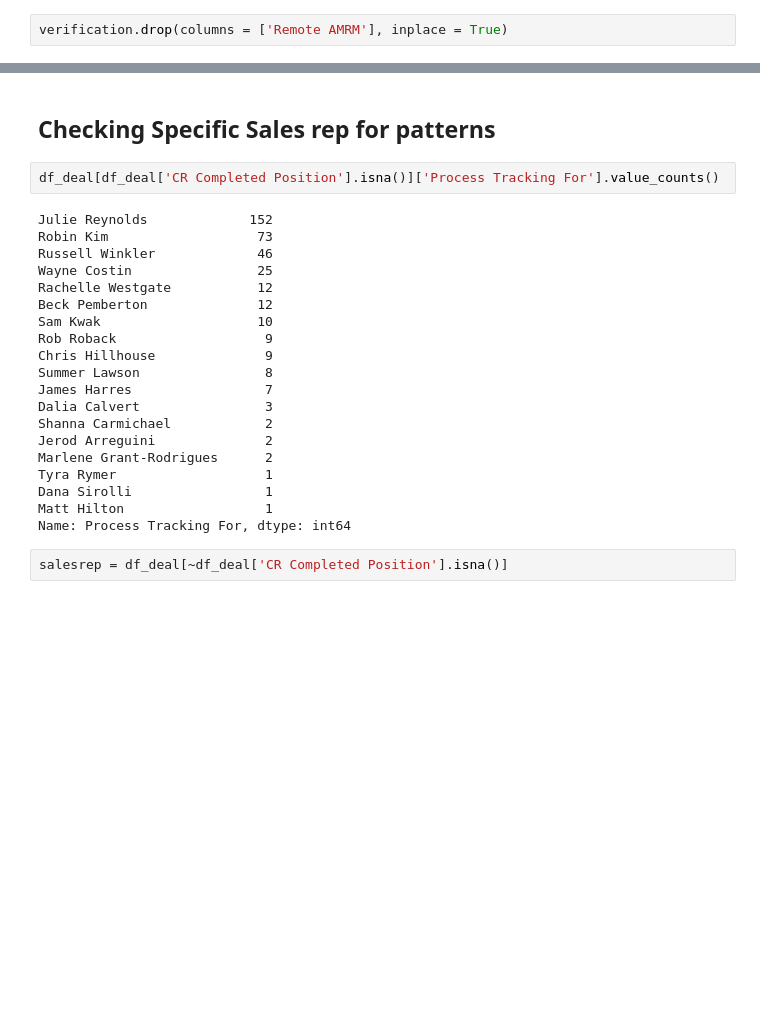
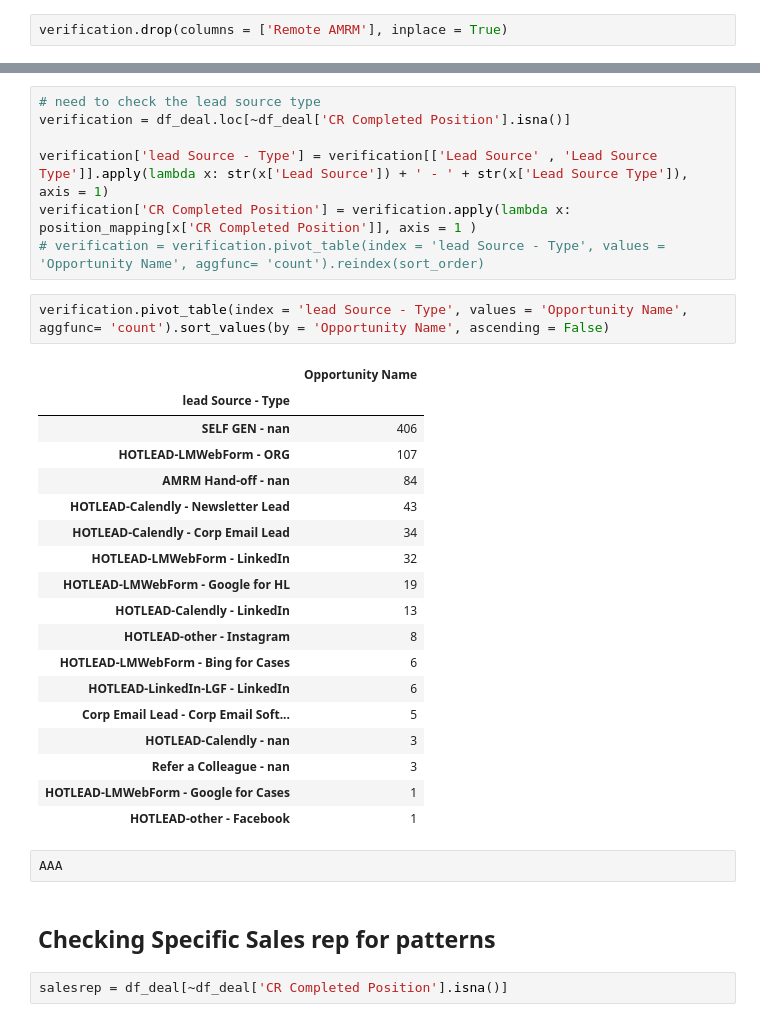
Before and after one commit to rapiinel/sales_rep_lead_preference, a Jupyter notebook: Sales Rep Lead Preference.ipynb, the cells around one changed output, grey strips where cells are left out. Drawn from its saved outputs; the diff is of its cells as text; blank space fills up the shorter version.

Commit message:
used as powerpoint source

```diff
--- a/Sales Rep Lead Preference.ipynb
+++ b/Sales Rep Lead Preference.ipynb
@@ -261,27 +267,35 @@ for column in verification:
+# %%
+# need to check the lead source type
+verification = df_deal.loc[~df_deal['CR Completed Position'].isna()]
+
+verification['lead Source - Type'] = verification[['Lead Source' , 'Lead Source Type']].apply(lambda x: str(x['Lead Source']) + ' - ' + str(x['Lead Source Type']), axis = 1)
+verification['CR Completed Position'] = verification.apply(lambda x: position_mapping[x['CR Completed Position']], axis = 1 )
+# verification = verification.pivot_table(index = 'lead Source - Type', values = 'Opportunity Name', aggfunc= 'count').reindex(sort_order)
+# %%
+verification.pivot_table(index = 'lead Source - Type', values = 'Opportunity Name', aggfunc= 'count').sort_values(by = 'Opportunity Name', ascending = False)
+# %% [output]
+|  | Opportunity Name |
+| lead Source - Type |  |
+| SELF GEN - nan | 406 |
+| HOTLEAD-LMWebForm - ORG | 107 |
+| AMRM Hand-off - nan | 84 |
+| HOTLEAD-Calendly - Newsletter Lead | 43 |
+| HOTLEAD-Calendly - Corp Email Lead | 34 |
+| HOTLEAD-LMWebForm - LinkedIn | 32 |
+| HOTLEAD-LMWebForm - Google for HL | 19 |
+| HOTLEAD-Calendly - LinkedIn | 13 |
+| HOTLEAD-other - Instagram | 8 |
+| HOTLEAD-LMWebForm - Bing for Cases | 6 |
+| HOTLEAD-LinkedIn-LGF - LinkedIn | 6 |
+| Corp Email Lead - Corp Email Soft... | 5 |
+| HOTLEAD-Calendly - nan | 3 |
+| Refer a Colleague - nan | 3 |
+| HOTLEAD-LMWebForm - Google for Cases | 1 |
+| HOTLEAD-other - Facebook | 1 |
+# %%
+AAA
 # %% [markdown]
 ## Checking Specific Sales rep for patterns
-# %%
-df_deal[df_deal['CR Completed Position'].isna()]['Process Tracking For'].value_counts()
-# %% [output]
-Julie Reynolds             152
-Robin Kim                   73
-Russell Winkler             46
-Wayne Costin                25
-Rachelle Westgate           12
-Beck Pemberton              12
-Sam Kwak                    10
-Rob Roback                   9
-Chris Hillhouse              9
-Summer Lawson                8
-James Harres                 7
-Dalia Calvert                3
-Shanna Carmichael            2
-Jerod Arreguini              2
-Marlene Grant-Rodrigues      2
-Tyra Rymer                   1
-Dana Sirolli                 1
-Matt Hilton                  1
-Name: Process Tracking For, dtype: int64
 # %%
 salesrep = df_deal[~df_deal['CR Completed Position'].isna()]
 # %%
```
Also changed, not shown: parts of 13 cells of this notebook.
